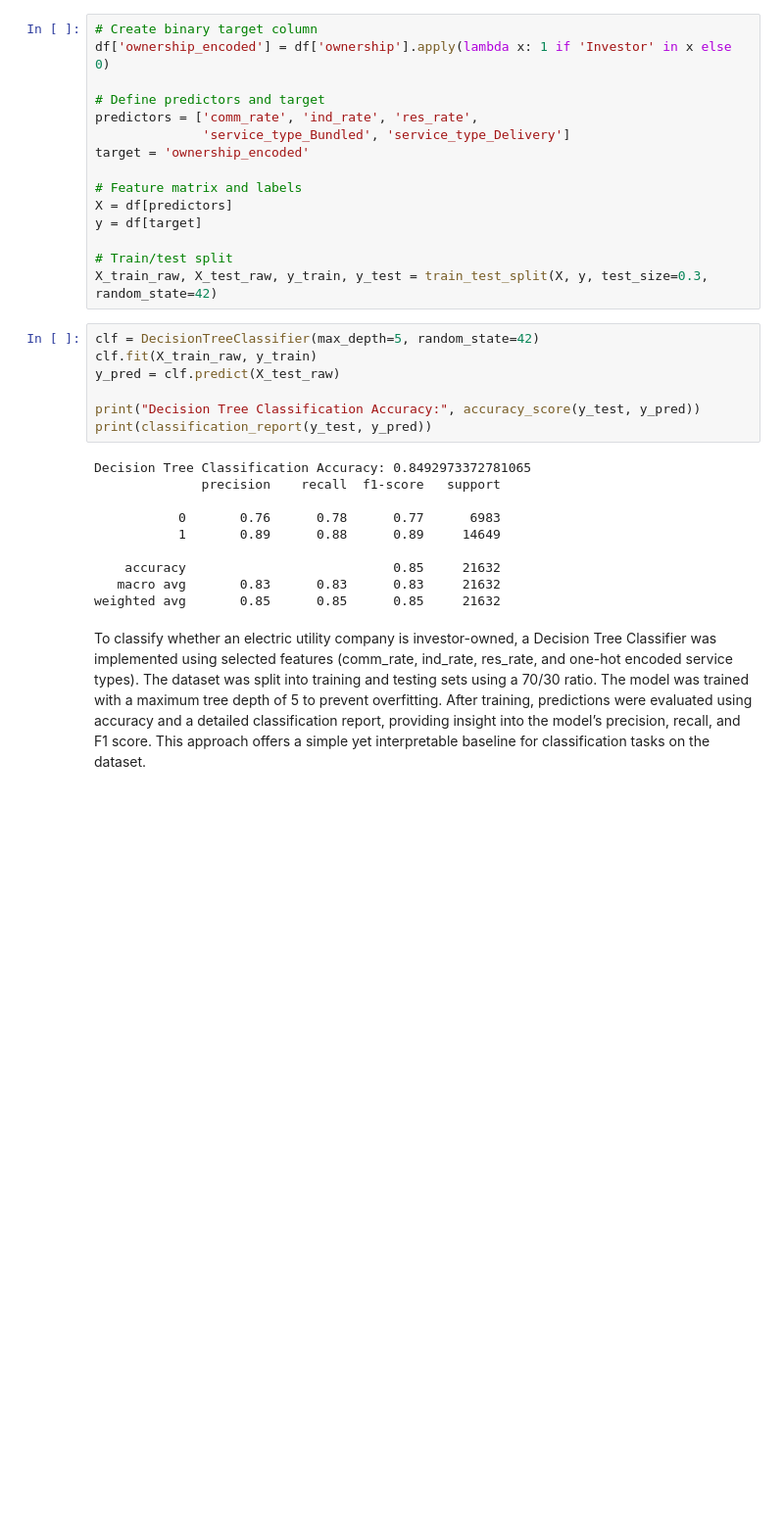
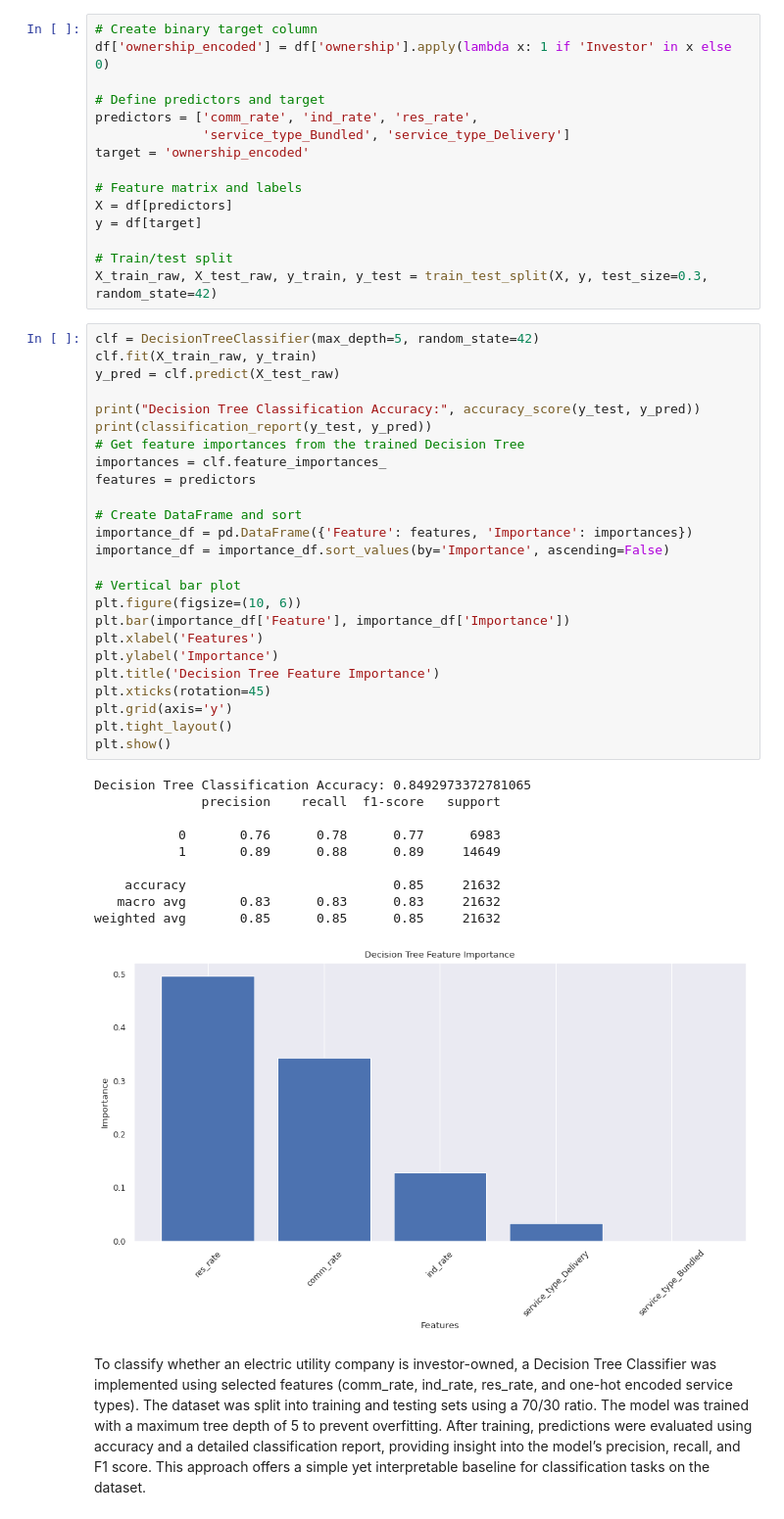
Before and after one commit to jorgevaz47/CST383_DS_Project, a Jupyter notebook: DS_Project.ipynb, the cells around one changed output. Shown at 98% size. Saved outputs shown, nothing was run; the diff lists cells and outputs as text; blank space fills up the shorter version.

```diff
--- a/DS_Project.ipynb
+++ b/DS_Project.ipynb
@@ -302,23 +304,42 @@ y = df[target]
 
 # Train/test split
 X_train_raw, X_test_raw, y_train, y_test = train_test_split(X, y, test_size=0.3, random_state=42)
-# %%
-clf = DecisionTreeClassifier(max_depth=5, random_state=42)
-clf.fit(X_train_raw, y_train)
-y_pred = clf.predict(X_test_raw)
-
-print("Decision Tree Classification Accuracy:", accuracy_score(y_test, y_pred))
-print(classification_report(y_test, y_pred))
-# %% [output]
-Decision Tree Classification Accuracy: 0.8492973372781065
-              precision    recall  f1-score   support
-
-           0       0.76      0.78      0.77      6983
-           1       0.89      0.88      0.89     14649
-
-    accuracy                           0.85     21632
-   macro avg       0.83      0.83      0.83     21632
-weighted avg       0.85      0.85      0.85     21632
+# %%
+clf = DecisionTreeClassifier(max_depth=5, random_state=42)
+clf.fit(X_train_raw, y_train)
+y_pred = clf.predict(X_test_raw)
+
+print("Decision Tree Classification Accuracy:", accuracy_score(y_test, y_pred))
+print(classification_report(y_test, y_pred))
+# Get feature importances from the trained Decision Tree
+importances = clf.feature_importances_
+features = predictors
+
+# Create DataFrame and sort
+importance_df = pd.DataFrame({'Feature': features, 'Importance': importances})
+importance_df = importance_df.sort_values(by='Importance', ascending=False)
+
+# Vertical bar plot
+plt.figure(figsize=(10, 6))
+plt.bar(importance_df['Feature'], importance_df['Importance'])
+plt.xlabel('Features')
+plt.ylabel('Importance')
+plt.title('Decision Tree Feature Importance')
+plt.xticks(rotation=45)
+plt.grid(axis='y')
+plt.tight_layout()
+plt.show()
+# %% [output]
+Decision Tree Classification Accuracy: 0.8492973372781065
+              precision    recall  f1-score   support
+
+           0       0.76      0.78      0.77      6983
+           1       0.89      0.88      0.89     14649
+
+    accuracy                           0.85     21632
+   macro avg       0.83      0.83      0.83     21632
+weighted avg       0.85      0.85      0.85     21632
+[figure, added]
 # %% [markdown]
 To classify whether an electric utility company is investor-owned, a Decision Tree Classifier was implemented using selected features (comm_rate, ind_rate, res_rate, and one-hot encoded service types). The dataset was split into training and testing sets using a 70/30 ratio. The model was trained with a maximum tree depth of 5 to prevent overfitting. After training, predictions were evaluated using accuracy and a detailed classification report, providing insight into the model’s precision, recall, and F1 score. This approach offers a simple yet interpretable baseline for classification tasks on the dataset.
 # %% [markdown]
```
Also changed, not shown: parts of 5 cells of this notebook.
